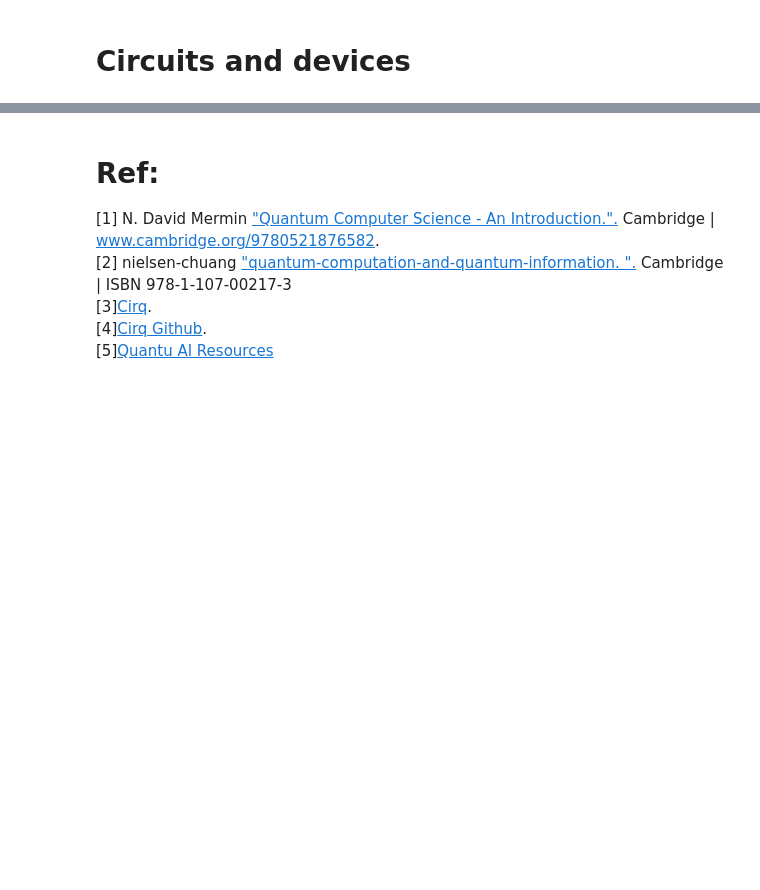
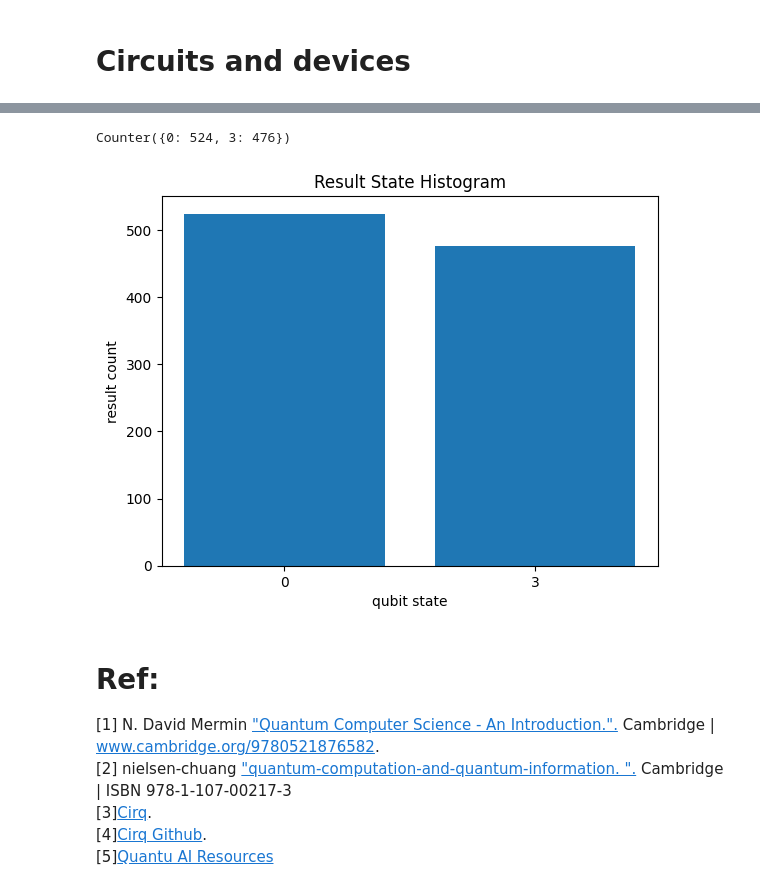
Before and after one commit to r-karra/learn-quantum-AI, a Jupyter notebook: cirq.ipynb, the cells around one changed output, grey strips where cells are left out. Saved outputs shown, nothing was run; the diff lists cells and outputs as text; code cells hidden in the pictures; blank space fills up the shorter version.

```diff
--- a/cirq.ipynb
+++ b/cirq.ipynb
@@ -893,3 +968,14 @@ nonadjacent_op = cirq_google.SYC(q0, q2)
+# %%
+# Pull of histogram counts from the result data structure
+counts = samples.histogram(key='result')
+print(counts)
+
+# Graph the histogram counts instead of the results
+cirq.plot_state_histogram(counts, plt.subplot())
+plt.show()
+# %% [output]
+Counter({0: 524, 3: 476})
+[figure, added]
 # %% [markdown]
 # Ref:
 [1] N. David Mermin ["Quantum Computer Science - An Introduction.".](http://www-f1.ijs.si/~ramsak/Nanofizika/QCS/books_3092_0.pdf) Cambridge | www.cambridge.org/9780521876582. \
```
Also changed, not shown: parts of 6 cells of this notebook.
